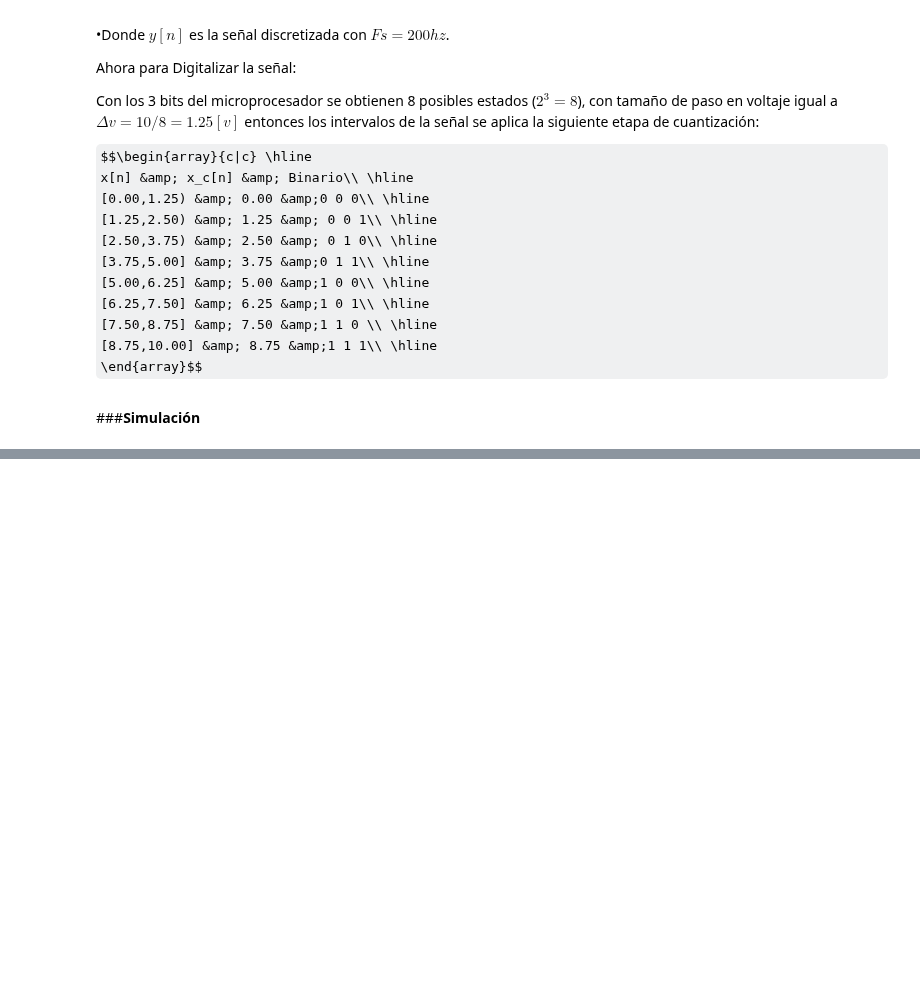
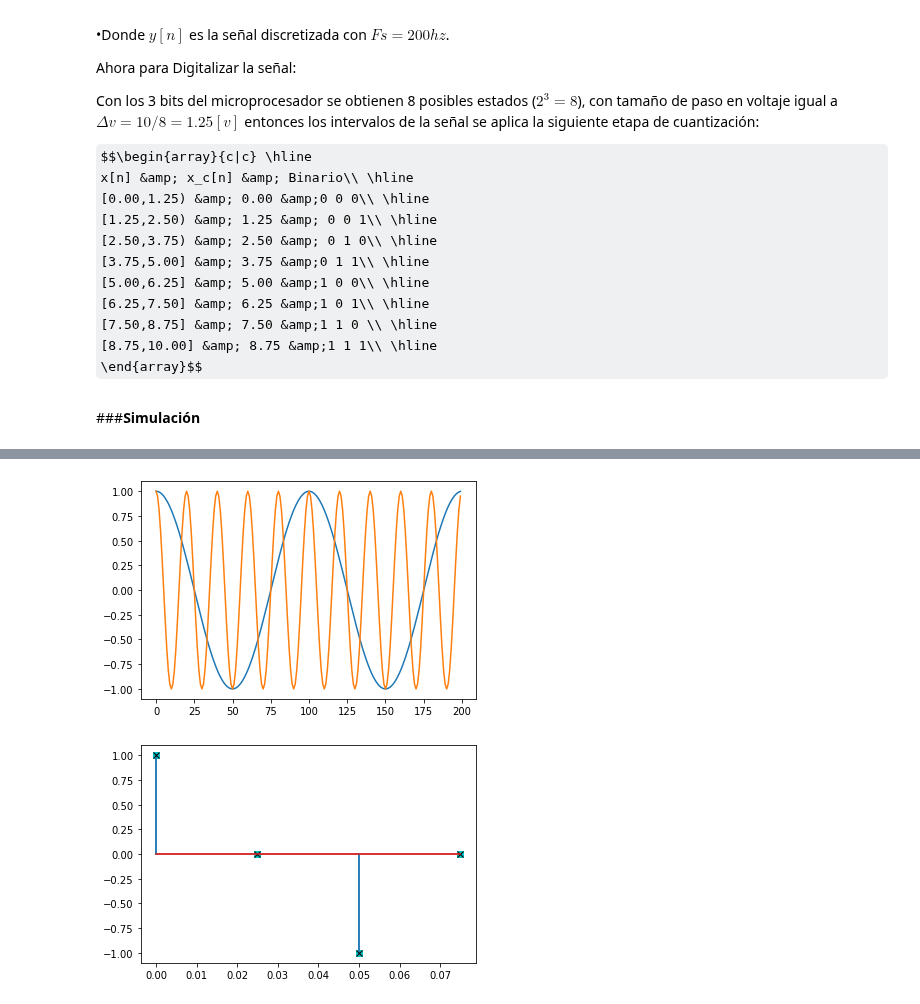
Before and after one commit to jmorand1/Se-ales, a Jupyter notebook: Taller1.ipynb, the cells around one changed output, grey strips where cells are left out. Saved outputs shown, nothing was run; the diff lists cells and outputs as text; code cells hidden in the pictures; some formulas as TeX source; blank space fills up the shorter version.

```diff
--- a/Taller1.ipynb
+++ b/Taller1.ipynb
@@ -619,0 +700,44 @@ plt.show()
+# %%
+import numpy as np
+import matplotlib.pyplot as plt
+
+w1 = 20*np.pi
+F1 = 10
+F2 = 50
+T1 = 1/F1
+T2 = 1/F2
+Fs= 40
+Fs1 = 100*F1
+Ts1 = 1/Fs1
+Fs2 = 100*F2
+Ts2 = 1/Fs2
+#Señales contínuas
+t1 = np.arange(0,2*T1,Ts1)
+t2 = np.arange(0,2*T2,Ts2)
+x1 = np.cos(20*np.pi*t)
+x2 = np.cos(100*np.pi*t)
+plt.plot (x1)
+plt.plot(x2)
+plt.show()
+#Señales discretizadas
+F1d = 10
+w1d=2*np.pi*F1d
+Fs = 40
+T1d = 1/F1d
+Ts1d = 1/Fs
+t1d = np.arange(0,T1d,Ts1d)
+x1d = np.cos(w1d*t1d)
+
+F2d = 50
+w2d=2*np.pi*F2d
+T2d = 1/F2d
+Ts2d = 1/Fs
+t2d= np.arange(0,5*T2d,Ts2d)
+x2d = np.cos(w2d*t2d)
+plt.stem(t1d , x1d,  markerfmt='sc')
+plt.stem(t2d, x2d, markerfmt='xk')
+
+plt.show()
+# %% [output]
+[figure, added]
+[figure, added]
```
Also changed, not shown: parts of 9 cells of this notebook.
